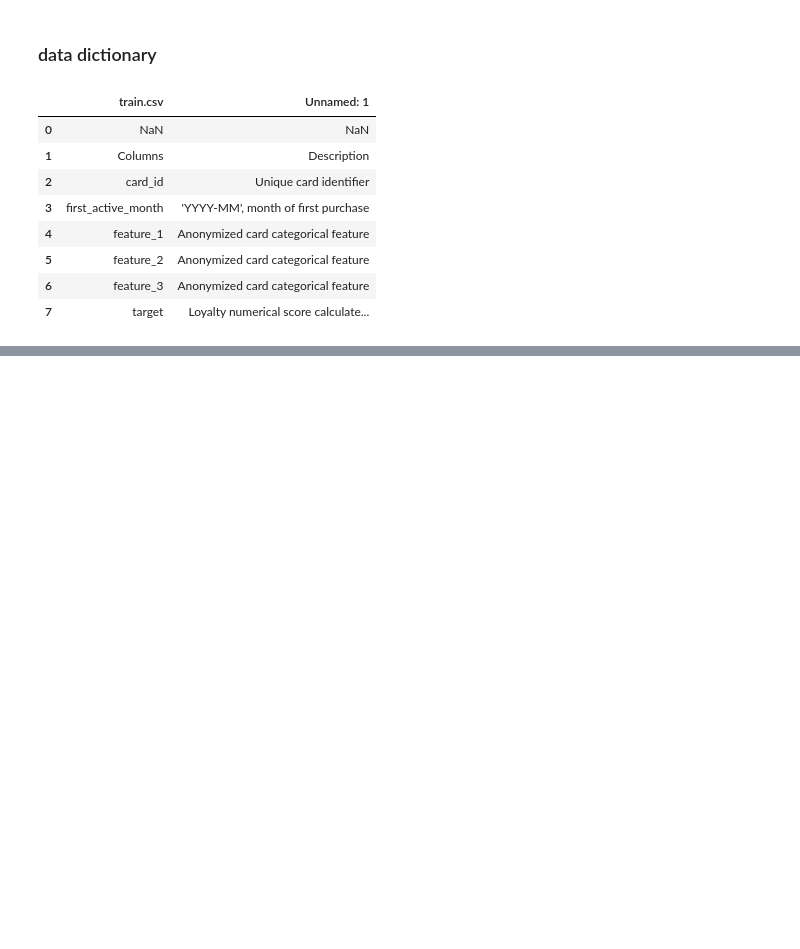
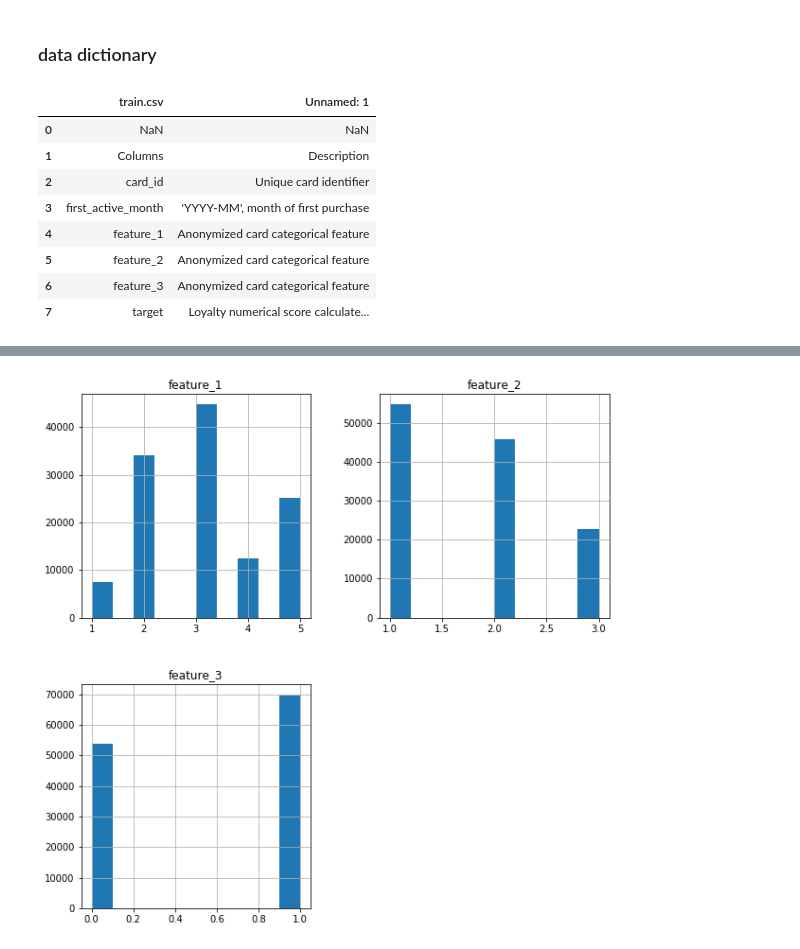
Before and after one commit to hao-sharethis/elo-cee-690, a Jupyter notebook: core/summary-statistics.ipynb, the cells around one changed output, grey strips where cells are left out. Cells and saved outputs as stored; diff of their text form; code cells hidden in the pictures; blank space fills up the shorter version.

```diff
--- a/core/summary-statistics.ipynb
+++ b/core/summary-statistics.ipynb
@@ -119,0 +126,5 @@ data_dictionary_train
+# %%
+test.hist(figsize=(10,10))
+plt.show()
+# %% [output]
+[figure, added]
```
Also changed, not shown: parts of 2 cells of this notebook, 2 other files.
